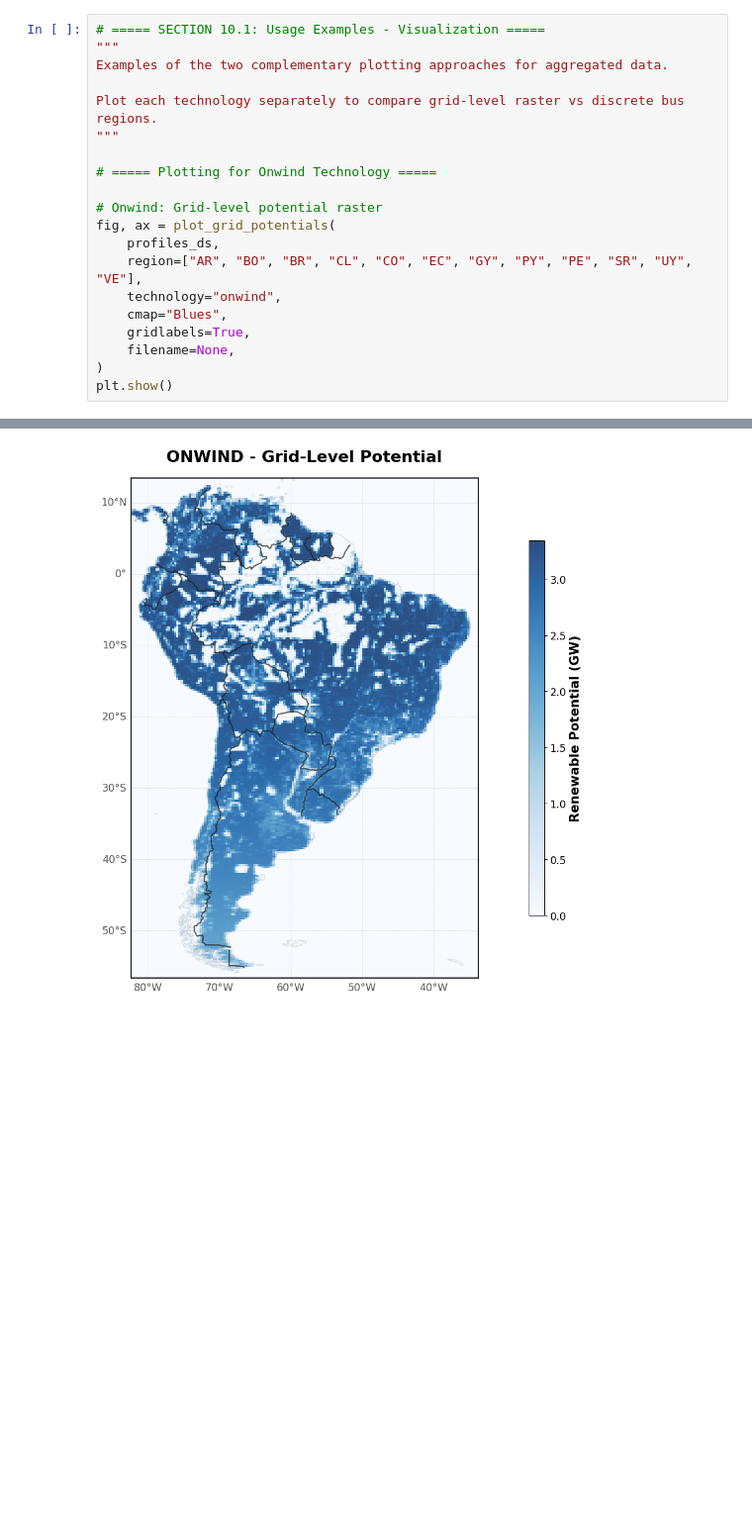
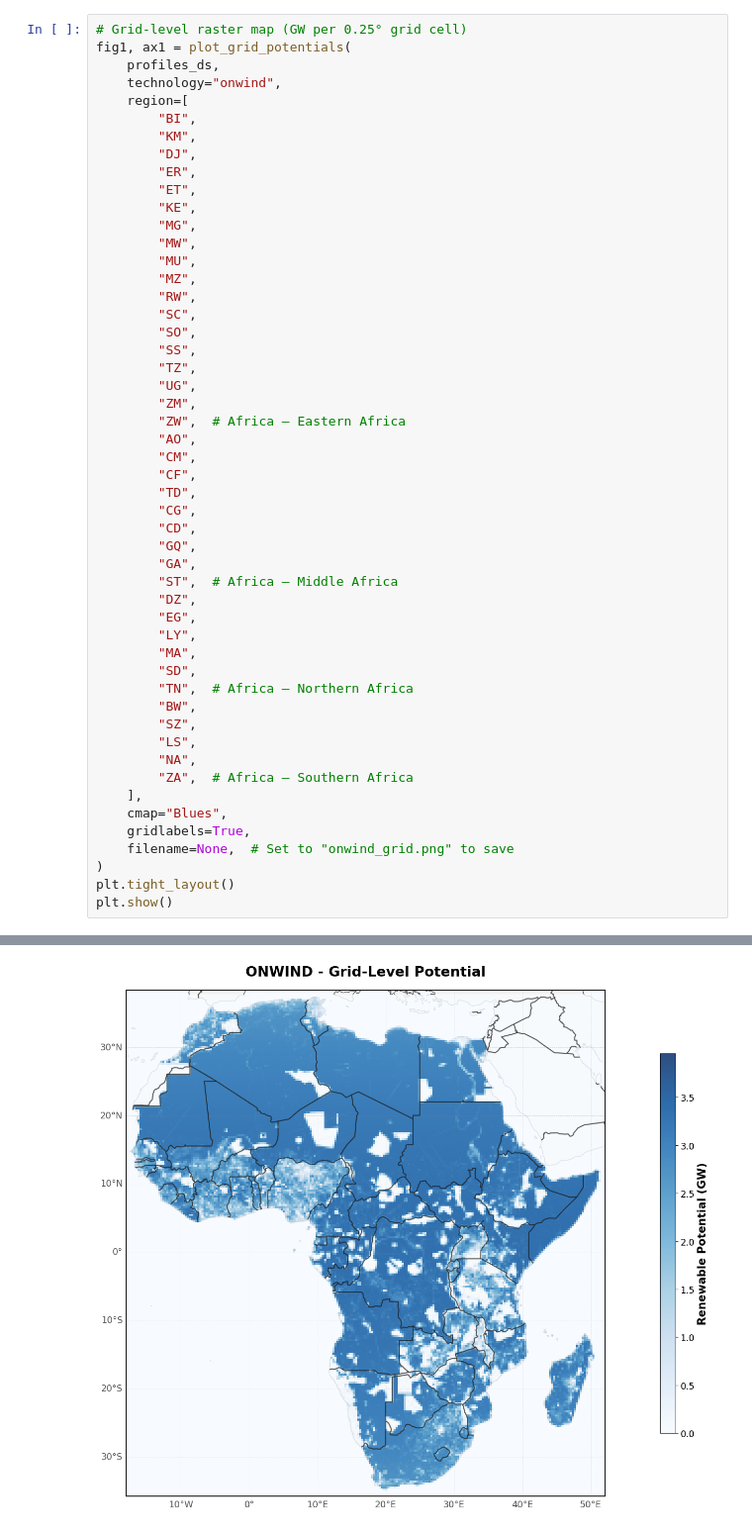
Before and after one commit to energyLS/shift, a Jupyter notebook: workflow/notebooks/prepare_potentials.ipynb, the cells around one changed output, grey strips where cells are left out. Shown at 99% size. Saved outputs shown, nothing was run; the diff lists cells and outputs as text; blank space fills up the shorter version.

```diff
--- a/workflow/notebooks/prepare_potentials.ipynb
+++ b/workflow/notebooks/prepare_potentials.ipynb
@@ -1524,21 +292,52 @@ def plot_bus_potential_density(
 # %%
-# ===== SECTION 10.1: Usage Examples - Visualization =====
-"""
-Examples of the two complementary plotting approaches for aggregated data.
-
-Plot each technology separately to compare grid-level raster vs discrete bus regions.
-"""
-
-# ===== Plotting for Onwind Technology =====
-
-# Onwind: Grid-level potential raster
-fig, ax = plot_grid_potentials(
+# Grid-level raster map (GW per 0.25° grid cell)
+fig1, ax1 = plot_grid_potentials(
     profiles_ds,
-    region=["AR", "BO", "BR", "CL", "CO", "EC", "GY", "PY", "PE", "SR", "UY", "VE"],
     technology="onwind",
+    region=[
+        "BI",
+        "KM",
+        "DJ",
+        "ER",
+        "ET",
+        "KE",
+        "MG",
+        "MW",
+        "MU",
+        "MZ",
+        "RW",
+        "SC",
+        "SO",
+        "SS",
+        "TZ",
+        "UG",
+        "ZM",
+        "ZW",  # Africa — Eastern Africa
+        "AO",
+        "CM",
+        "CF",
+        "TD",
+        "CG",
+        "CD",
+        "GQ",
+        "GA",
+        "ST",  # Africa — Middle Africa
+        "DZ",
+        "EG",
+        "LY",
+        "MA",
+        "SD",
+        "TN",  # Africa — Northern Africa
+        "BW",
+        "SZ",
+        "LS",
+        "NA",
+        "ZA",  # Africa — Southern Africa
+    ],
     cmap="Blues",
     gridlabels=True,
-    filename=None,
+    filename=None,  # Set to "onwind_grid.png" to save
 )
+plt.tight_layout()
 plt.show()
 # %% [output]
@@ -1545,2 +346,2 @@ plt.show()
-[figure, old version]
+[figure, new version]
 # %%
```
Also changed, not shown: parts of 17 cells of this notebook, 1 other file.
